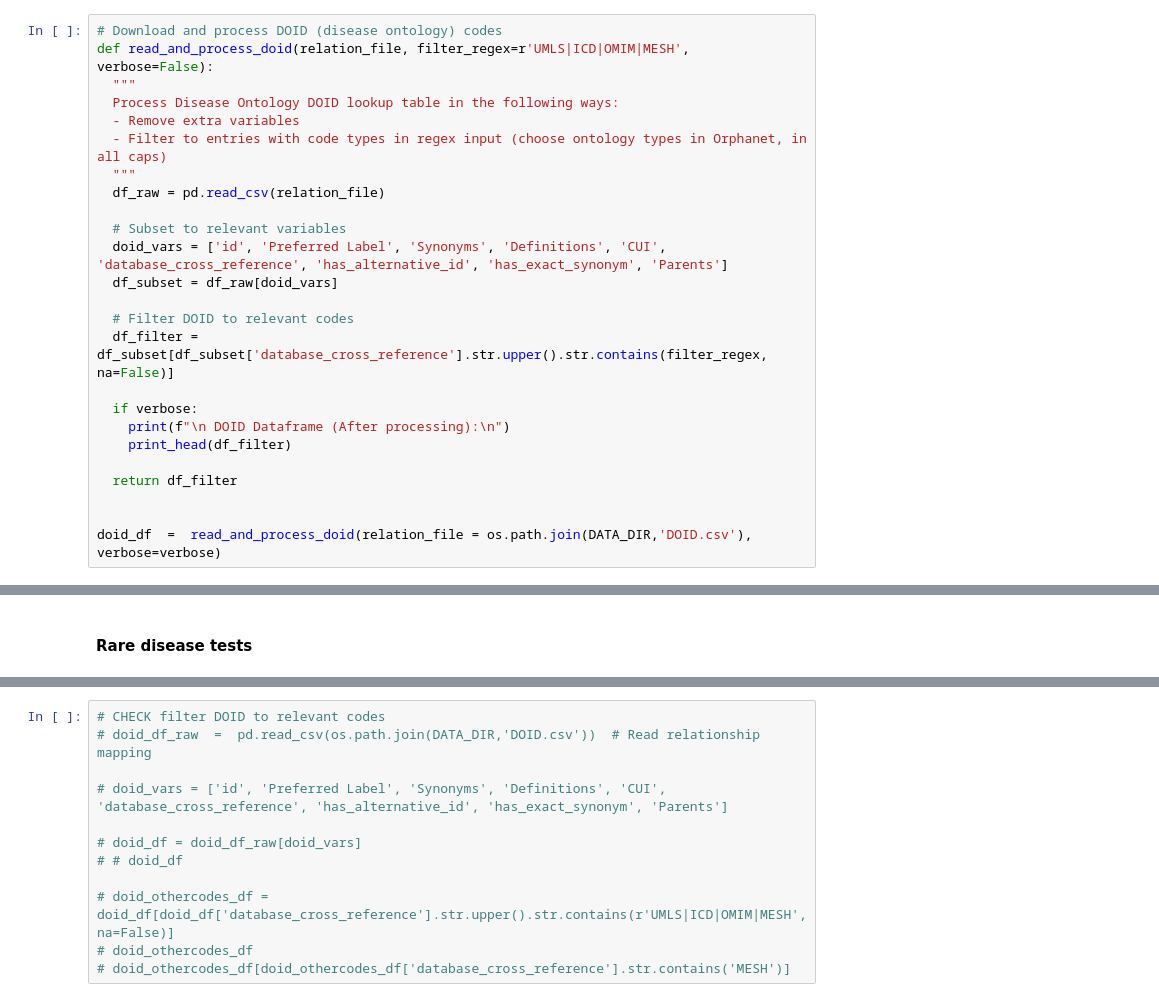
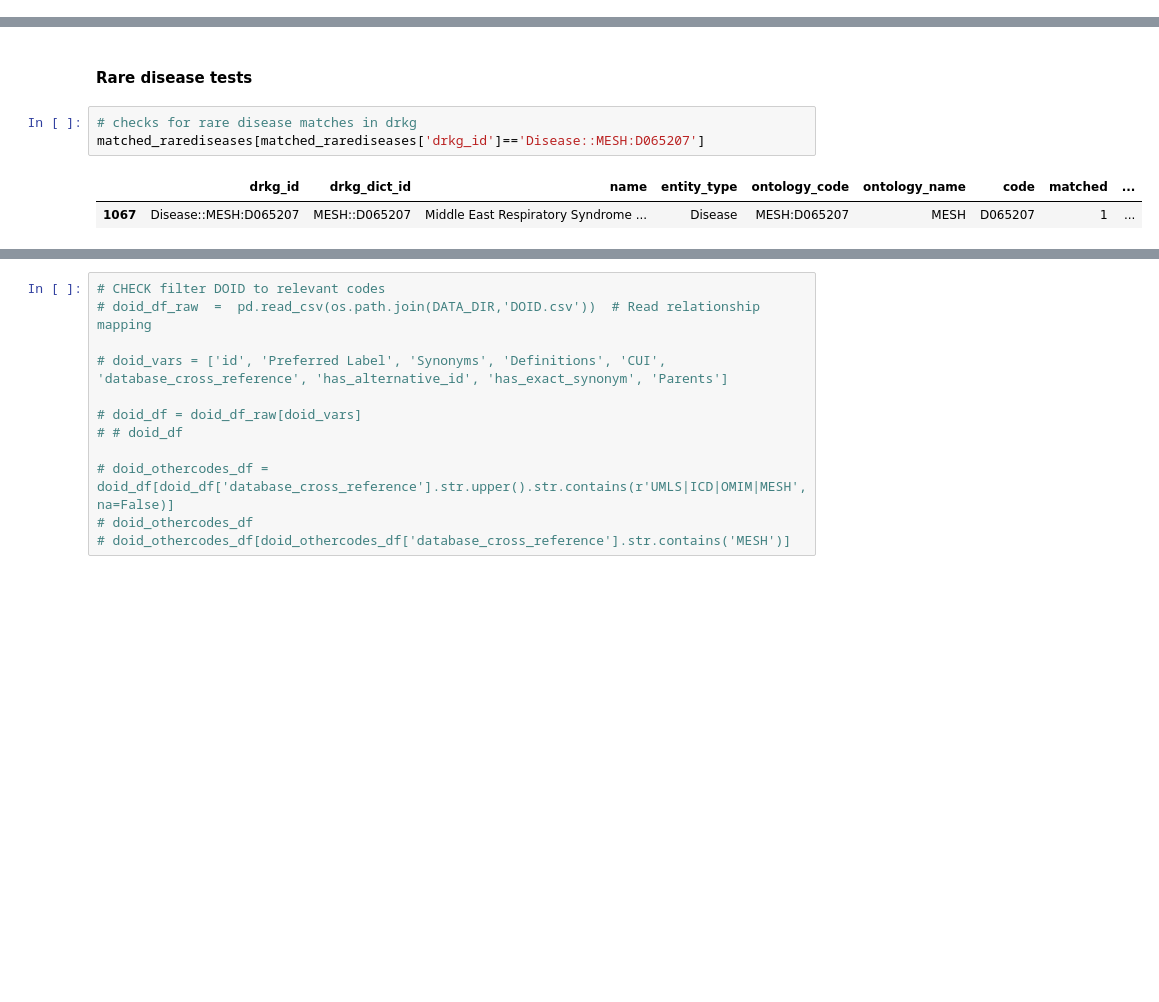
Before and after one commit to Ale9806/SIMPLLM, a Jupyter notebook: Debug/DEBUG DRKG_mapping_with_BiolinkBERT and graphsage.ipynb, the cells around one changed output, grey strips where cells are left out. Cells and saved outputs as stored; diff of their text form; blank space fills up the shorter version.

```diff
--- a/Debug/DEBUG DRKG_mapping_with_BiolinkBERT and graphsage.ipynb
+++ b/Debug/DEBUG DRKG_mapping_with_BiolinkBERT and graphsage.ipynb
@@ -276,25 +239,0 @@ Orphanet code types:  ['ICD-10' 'OMIM' 'UMLS' 'MeSH' 'ICD-11' 'GARD' 'MedDRA']
-# %%
-# Download and process DOID (disease ontology) codes
-def read_and_process_doid(relation_file, filter_regex=r'UMLS|ICD|OMIM|MESH', verbose=False):
-  """
-  Process Disease Ontology DOID lookup table in the following ways:
-  - Remove extra variables
-  - Filter to entries with code types in regex input (choose ontology types in Orphanet, in all caps)
-  """
-  df_raw = pd.read_csv(relation_file)
-
-  # Subset to relevant variables
-  doid_vars = ['id', 'Preferred Label', 'Synonyms', 'Definitions', 'CUI', 'database_cross_reference', 'has_alternative_id', 'has_exact_synonym', 'Parents']
-  df_subset = df_raw[doid_vars]
-
-  # Filter DOID to relevant codes
-  df_filter = df_subset[df_subset['database_cross_reference'].str.upper().str.contains(filter_regex, na=False)]
-
-  if verbose:
-    print(f"\n DOID Dataframe (After processing):\n")
-    print_head(df_filter)
-
-  return df_filter
-
-
-doid_df  =  read_and_process_doid(relation_file = os.path.join(DATA_DIR,'DOID.csv'), verbose=verbose)
@@ -542,3 +349,9 @@ Rare disease heads in untranslated DRKG:  3610
 # %% [markdown]
 #### Rare disease tests
+# %%
+# checks for rare disease matches in drkg
+matched_rarediseases[matched_rarediseases['drkg_id']=='Disease::MESH:D065207']
+# %% [output]
+|  | drkg_id | drkg_dict_id | name | entity_type | ontology_code | ontology_name | code | matched | ... |
+| 1067 | Disease::MESH:D065207 | MESH::D065207 | Middle East Respiratory Syndrome ... | Disease | MESH:D065207 | MESH | D065207 | 1 | ... |
 # %%
```
Also changed, not shown: parts of 13 cells of this notebook, 2 other files.
